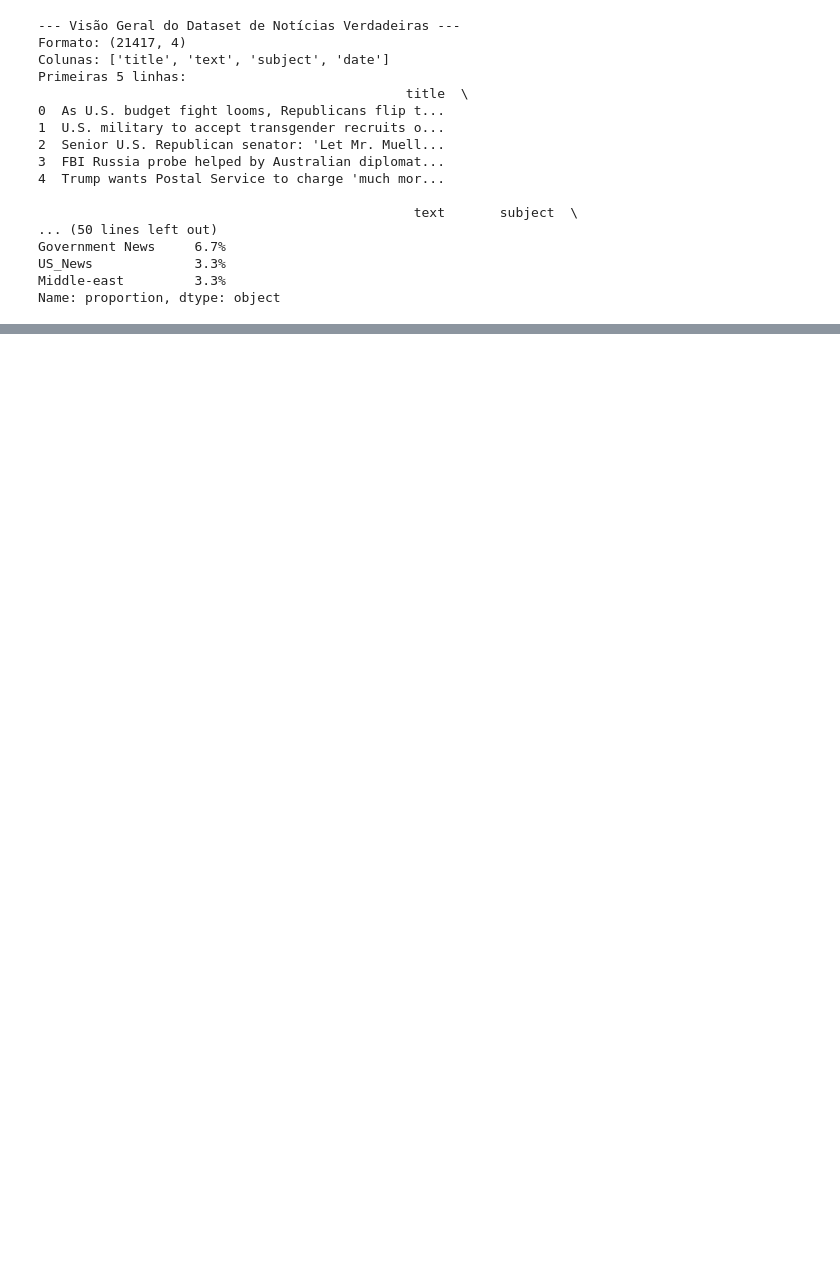
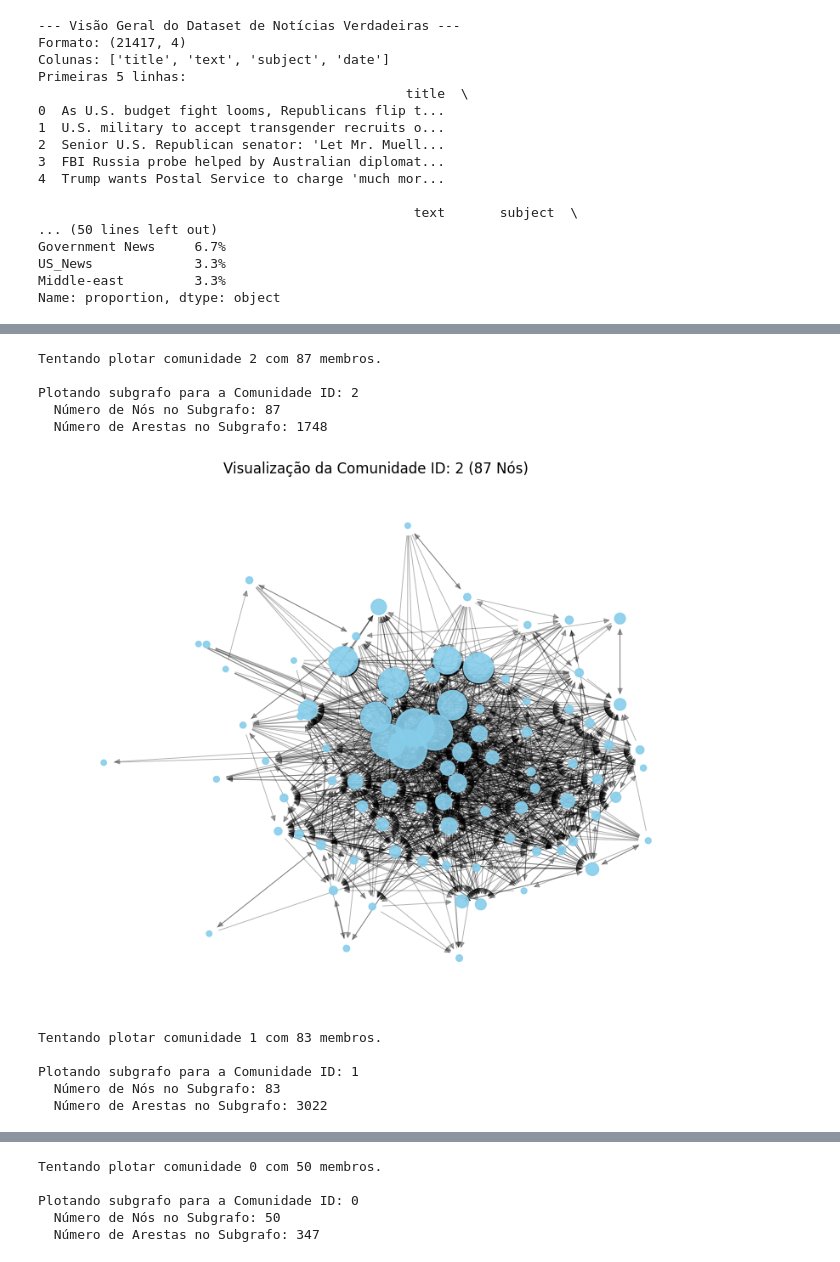
Before and after one commit to reisryan/proj1_tag_25.1, a Jupyter notebook: notebooks/AnaliseRedeTwitter.ipynb, the cells around one changed output, grey strips where cells are left out. Cells and saved outputs as stored; diff of their text form; code cells hidden in the pictures; blank space fills up the shorter version.

```diff
--- a/notebooks/AnaliseRedeTwitter.ipynb
+++ b/notebooks/AnaliseRedeTwitter.ipynb
@@ -438 +482,29 @@ Plotando grafo (ou amostra) com Matplotlib...
 --- FIM DA ANÁLISE NO NOTEBOOK ---
+# %%
+if G is not None and 'particao_comunidades_dict' in locals() and particao_comunidades_dict:
+
+    community_counts = collections.Counter(particao_comunidades_dict.values())
+    top_3_communities = community_counts.most_common(3)
+
+    for comm_id, count in top_3_communities:
+          print(f"Tentando plotar comunidade {comm_id} com {count} membros.")
+          if count < 300:
+               plotar_subgrafo_comunidade(G, particao_comunidades_dict,
+                                       community_id_alvo=comm_id,
+                                       layout_func=nx.kamada_kawai_layout)
+          else:
+              print(f"Comunidade {comm_id} é muito grande ({count} membros) para plotar com Matplotlib. Use Gephi.")
+else:
+     print("Grafo ou partição de comunidades não disponíveis para plotar subgrafos.")
+# %% [output]
+Tentando plotar comunidade 2 com 87 membros.
+
+Plotando subgrafo para a Comunidade ID: 2
+  Número de Nós no Subgrafo: 87
+  Número de Arestas no Subgrafo: 1748
+[figure, added]
+Tentando plotar comunidade 1 com 83 membros.
+
+Plotando subgrafo para a Comunidade ID: 1
+  Número de Nós no Subgrafo: 83
+  Número de Arestas no Subgrafo: 3022
@@ -438,0 +512,5 @@ Plotando grafo (ou amostra) com Matplotlib...
+Tentando plotar comunidade 0 com 50 membros.
+
+Plotando subgrafo para a Comunidade ID: 0
+  Número de Nós no Subgrafo: 50
+  Número de Arestas no Subgrafo: 347
```
Also changed, not shown: parts of 16 cells of this notebook, 6 other files.
